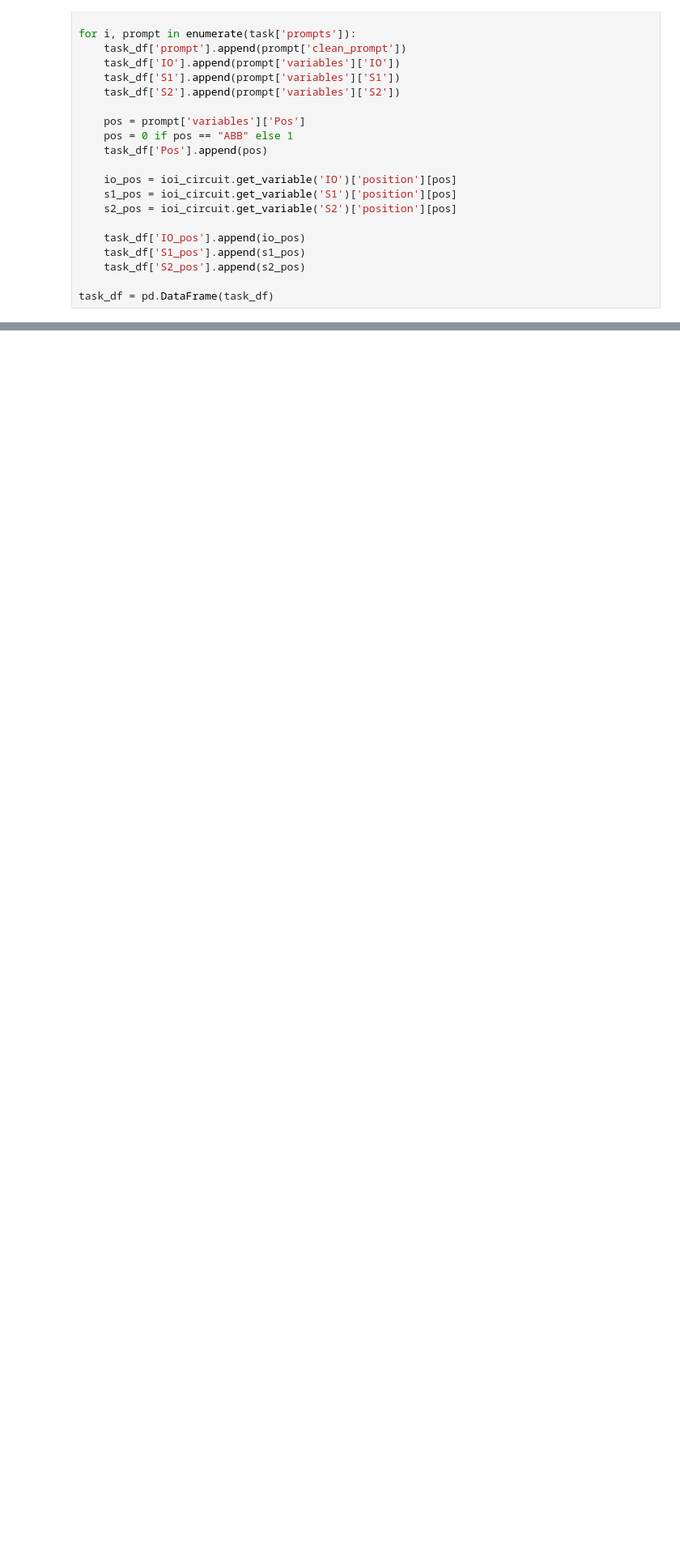
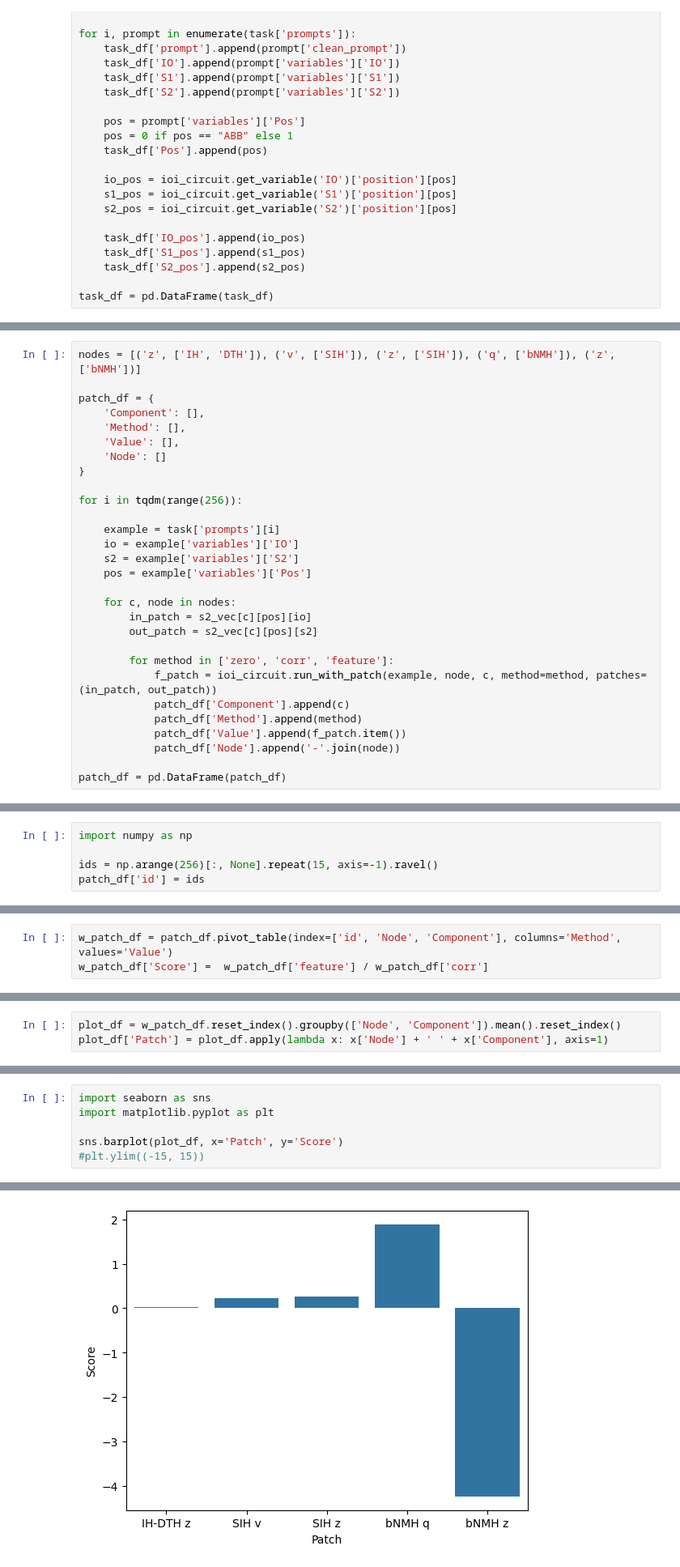
Before and after one commit to ghidav/sae-transfer-learning, a Jupyter notebook: sae_eval.ipynb, the cells around one changed output, grey strips where cells are left out. Shown at 81% size. Cells and saved outputs as stored; diff of their text form; blank space fills up the shorter version.

```diff
--- a/sae_eval.ipynb
+++ b/sae_eval.ipynb
@@ -397 +414,29 @@ print(f_patch.item(), c_patch.item(), z_patch.item())
 # %%
+nodes = [('z', ['IH', 'DTH']), ('v', ['SIH']), ('z', ['SIH']), ('q', ['bNMH']), ('z', ['bNMH'])]
+
+patch_df = {
+    'Component': [],
+    'Method': [],
+    'Value': [],
+    'Node': []
+}
+
+for i in tqdm(range(256)):
+
+    example = task['prompts'][i]
+    io = example['variables']['IO']
+    s2 = example['variables']['S2']
+    pos = example['variables']['Pos']
+
+    for c, node in nodes:
+        in_patch = s2_vec[c][pos][io]
+        out_patch = s2_vec[c][pos][s2]
+
+        for method in ['zero', 'corr', 'feature']:
+            f_patch = ioi_circuit.run_with_patch(example, node, c, method=method, patches=(in_patch, out_patch))
+            patch_df['Component'].append(c)
+            patch_df['Method'].append(method)
+            patch_df['Value'].append(f_patch.item())
+            patch_df['Node'].append('-'.join(node))
+
+patch_df = pd.DataFrame(patch_df)
@@ -402,0 +459,5 @@ tensor(1.6125, device='cuda:0')
+# %%
+import numpy as np
+
+ids = np.arange(256)[:, None].repeat(15, axis=-1).ravel()
+patch_df['id'] = ids
@@ -402,0 +480,3 @@ tensor(1.6125, device='cuda:0')
+# %%
+w_patch_df = patch_df.pivot_table(index=['id', 'Node', 'Component'], columns='Method', values='Value')
+w_patch_df['Score'] =  w_patch_df['feature'] / w_patch_df['corr']
@@ -402,0 +500,3 @@ tensor(1.6125, device='cuda:0')
+# %%
+plot_df = w_patch_df.reset_index().groupby(['Node', 'Component']).mean().reset_index()
+plot_df['Patch'] = plot_df.apply(lambda x: x['Node'] + ' ' + x['Component'], axis=1)
@@ -402,0 +512,7 @@ tensor(1.6125, device='cuda:0')
+# %%
+import seaborn as sns
+import matplotlib.pyplot as plt
+
+sns.barplot(plot_df, x='Patch', y='Score')
+#plt.ylim((-15, 15))
+# %% [output]
@@ -402,0 +520 @@ tensor(1.6125, device='cuda:0')
+[figure, added]
```
Also changed, not shown: parts of 18 cells of this notebook.
